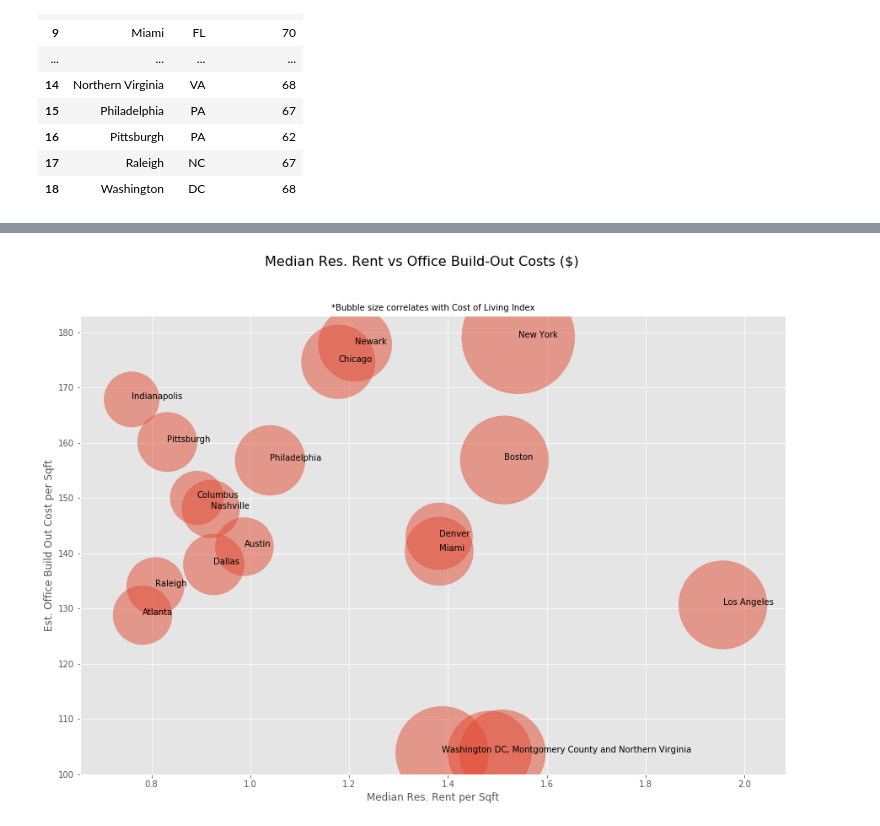
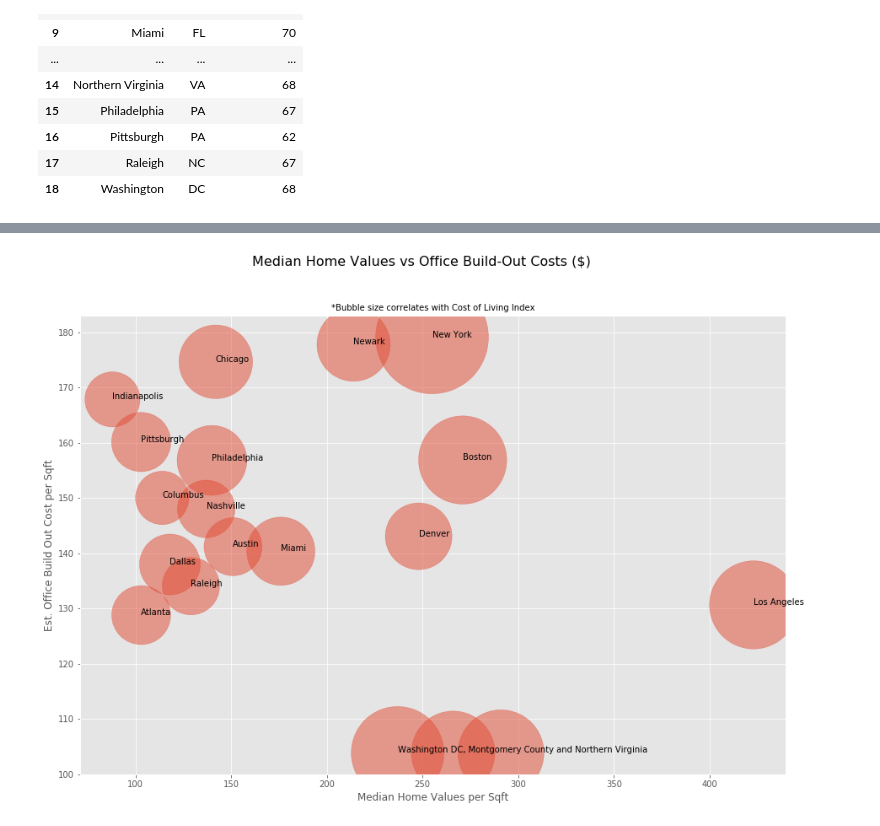
Before and after one commit to APK500/project-one, a Jupyter notebook: jake/re_col_wip.ipynb, the cells around one changed output, grey strips where cells are left out. Drawn from its saved outputs; the diff is of its cells as text; code cells hidden in the pictures.

```diff
--- a/jake/re_col_wip.ipynb
+++ b/jake/re_col_wip.ipynb
@@ -137,8 +137,19 @@ for index, row in merged_df.iterrows():
     score = round(score, 1)
     merged_df.set_value(index, 'boc_score', score)
 
-merged_df['RE & COL Score'] = (merged_df['mv_score']+merged_df['mr_score']+merged_df['coli_score']+merged_df['boc_score'])/4
-merged_df['RE & COL Score'] = round(merged_df['RE & COL Score'], 2)
+merged_df['Total Score'] = (merged_df['mv_score']+merged_df['mr_score']+merged_df['coli_score']+merged_df['boc_score'])
+
+# set variables and rank total score
+tot_max = max(merged_df['Total Score'])
+tot_min = min(merged_df['Total Score'])
+tot_range = tot_max - tot_min
+merged_df['RE & COL Score'] = 2.0
+
+for index, row in merged_df.iterrows():
+    score = (abs(row['Total Score'] - tot_min))/tot_range*10
+    score = round(score, 1)
+    merged_df.set_value(index, 'RE & COL Score', score)
+
 merged_df.sort_values('RE & COL Score', ascending=False)
 # %% [output]
 |  | Region | State | Median Value / Sqft | Median Rent / Sqft | COLI Composite | BOC_Sqft | mv_score | ... |
@@ -332,21 +317,22 @@ merge3
 # %%
 # plotting home values vs
 plt.style.use('ggplot')
 fig, ax = plt.subplots(figsize=(15,10))
-ax.scatter(merged_df['Median Rent / Sqft'], merged_df['BOC_Sqft'], s=merged_df['COLI Composite']*merged_df['COLI Composite']/2, alpha=0.5)
+ax.scatter(merged_df['Median Value / Sqft'], merged_df['BOC_Sqft'], s=merged_df['COLI Composite']*merged_df['COLI Composite']/2, alpha=0.5)
 for i, txt in enumerate(merged_df['Region']):
     if i == 10:
-        ax.annotate('', (merged_df['Median Rent / Sqft'][i], merged_df['BOC_Sqft'][i]))
+        ax.annotate('', (merged_df['Median Value / Sqft'][i], merged_df['BOC_Sqft'][i]))
     elif i == 14:
-        ax.annotate('', (merged_df['Median Rent / Sqft'][i], merged_df['BOC_Sqft'][i]))
+        ax.annotate('', (merged_df['Median Value / Sqft'][i], merged_df['BOC_Sqft'][i]))
     elif i == 18:
-        ax.annotate('Washington DC, Montgomery County and Northern Virginia', (merged_df['Median Rent / Sqft'][i], merged_df['BOC_Sqft'][i]))
+        ax.annotate('Washington DC, Montgomery County and Northern Virginia', (merged_df['Median Value / Sqft'][i], merged_df['BOC_Sqft'][i]))
     else:
-        ax.annotate(txt, (merged_df['Median Rent / Sqft'][i], merged_df['BOC_Sqft'][i]))
-plt.suptitle('Median Res. Rent vs Office Build-Out Costs ($)', fontsize=16)
+        ax.annotate(txt, (merged_df['Median Value / Sqft'][i], merged_df['BOC_Sqft'][i]))
+plt.suptitle('Median Home Values vs Office Build-Out Costs ($)', fontsize=16)
 plt.title('*Bubble size correlates with Cost of Living Index', fontsize=10)
-plt.xlabel('Median Res. Rent per Sqft')
+plt.xlabel('Median Home Values per Sqft')
 plt.ylabel('Est. Office Build Out Cost per Sqft')
+plt.savefig('Median Home Values vs Office Build-Out Costs ($).png')
 plt.show()
 # %% [output]
-[figure, old version]
+[figure, new version]
```
Also changed, not shown: parts of 3 cells of this notebook, 15 other files.
